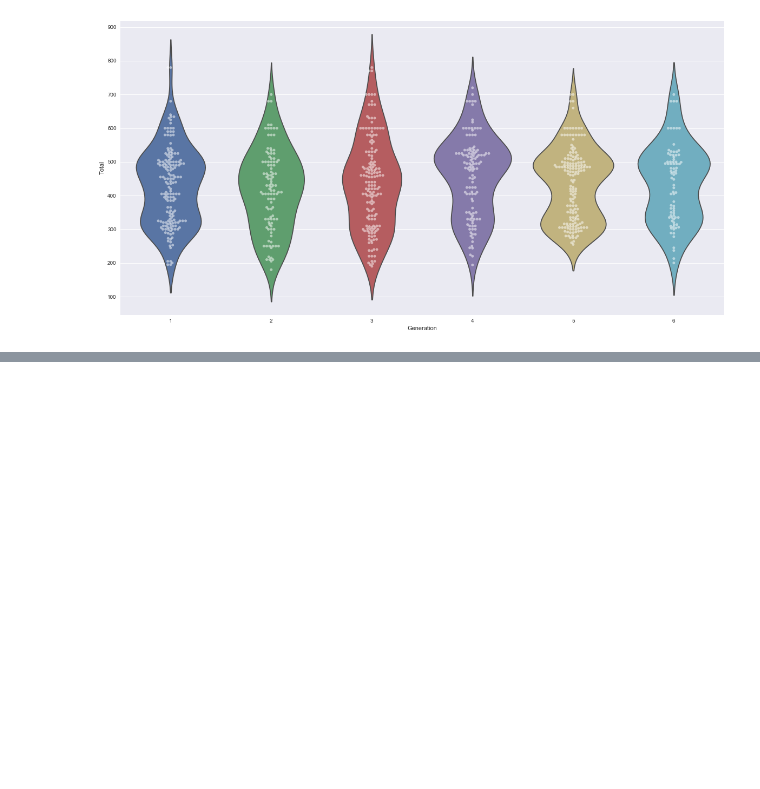
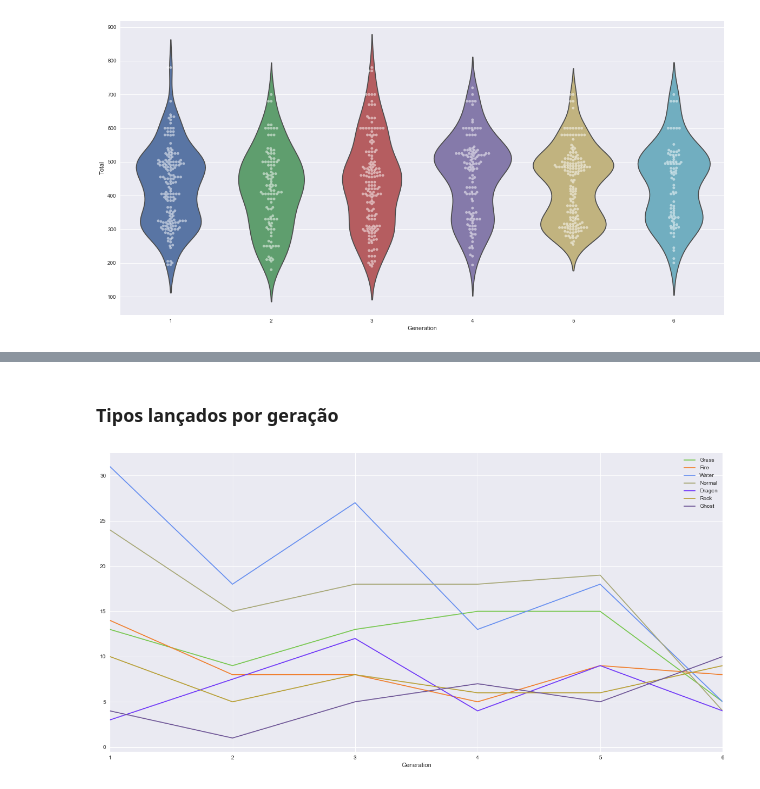
Before and after one commit to tafarelyan/workshop-data-science-pokemon, a Jupyter notebook: Pokemon Analysis.ipynb, the cells around one changed output, grey strips where cells are left out. Cells and saved outputs as stored; diff of their text form; code cells hidden in the pictures; blank space fills up the shorter version.

```diff
--- a/Pokemon Analysis.ipynb
+++ b/Pokemon Analysis.ipynb
@@ -349,0 +353,13 @@ sns.barplot(x='Generation', y='Total', data=df, hue='Type 1');
+# %% [markdown]
+### Tipos lançados por geração
+# %%
+tipos = ['Grass', 'Fire', 'Water', 'Normal', 'Dragon', 'Rock', 'Ghost']
+cores = ['#78C850', '#F08030', '#6890F0', '#A8A878', '#7038F8', '#B8A038', '#705898']
+
+f, ax = plt.subplots()
+grouped = df[df['Type 1'].isin(tipos)].groupby(['Generation', 'Type 1'], as_index=False).count()
+for cor, tipo in zip(cores, tipos):
+    gen_df = grouped[grouped['Type 1'] == tipo]
+    nada = gen_df.plot(x='Generation', y='Total', label=tipo, color=cor, ax=ax)
+# %% [output]
+[figure, added]
```
Also changed, not shown: parts of 5 cells of this notebook.
